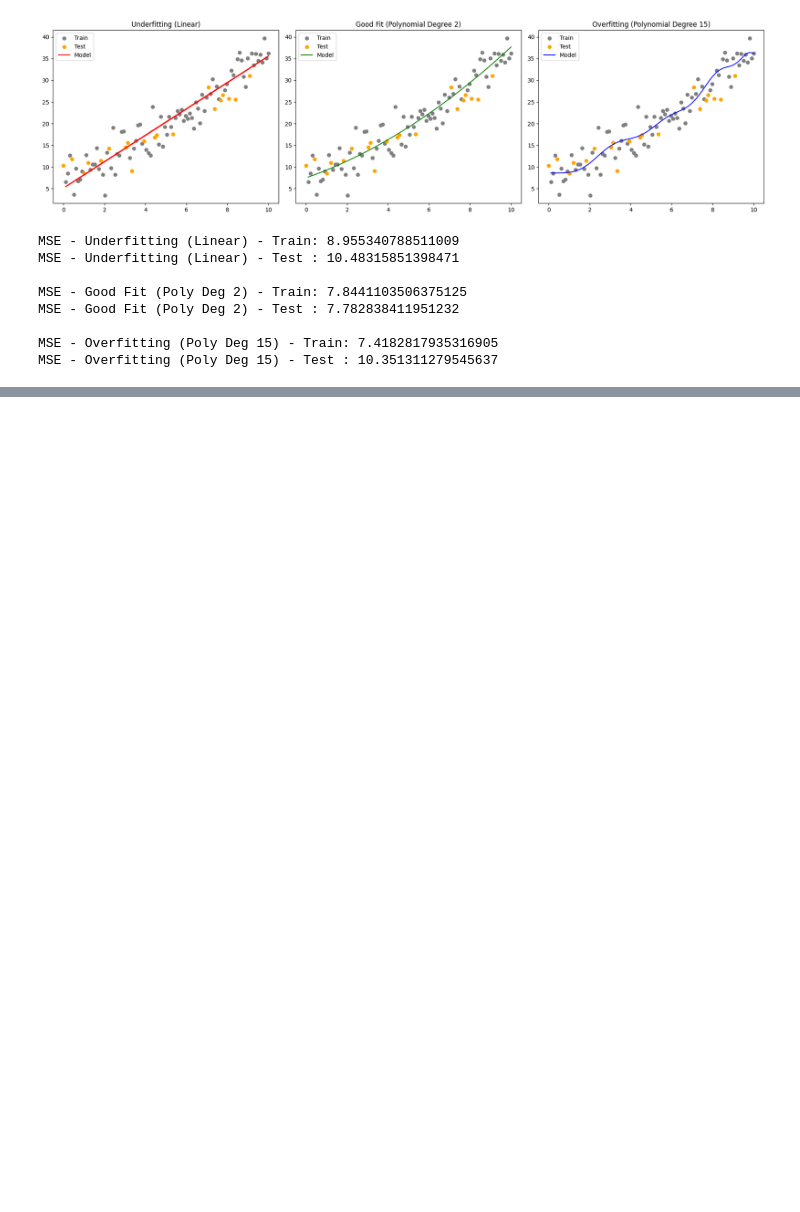
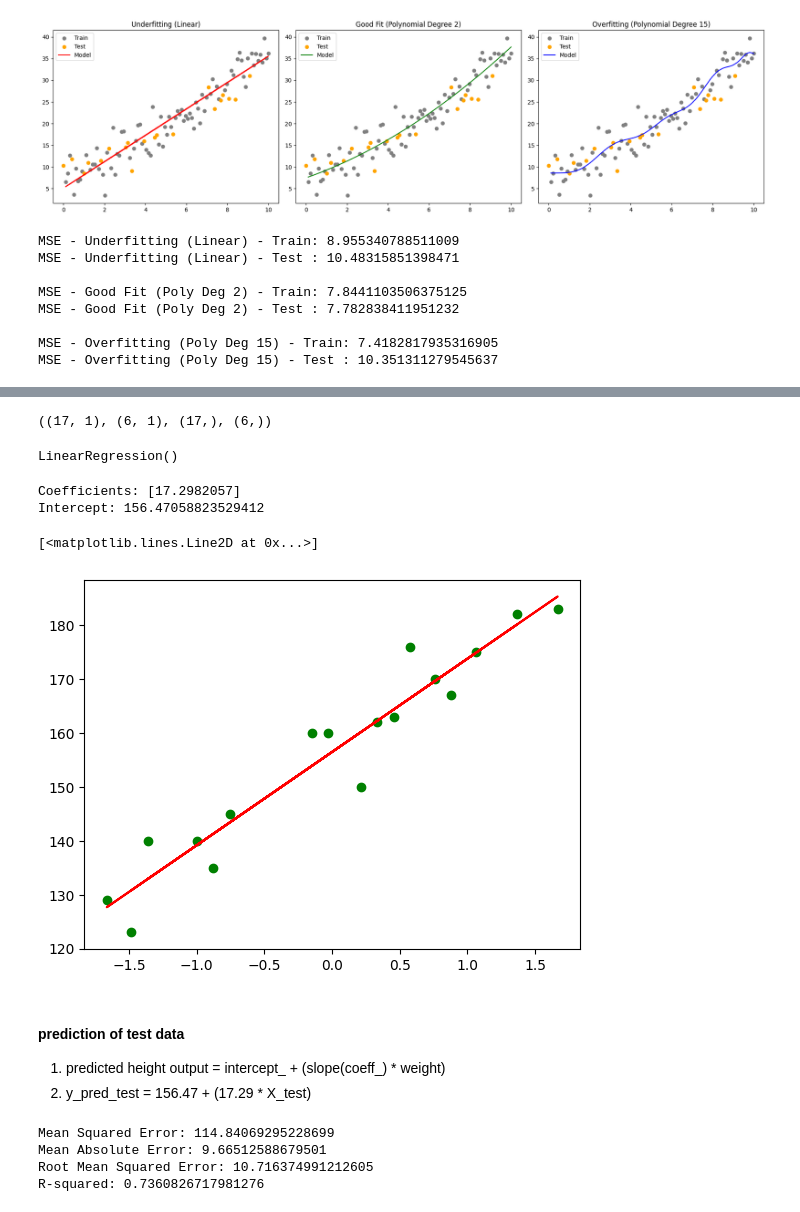
Before and after one commit to abhik12295/Data-Science-Learning, a Jupyter notebook: Core ML Topics/5. ML Algos/1. Linear Regression.ipynb, the cells around one changed output, grey strips where cells are left out. Drawn from its saved outputs; the diff is of its cells as text; code cells hidden in the pictures; blank space fills up the shorter version.

Commit message:
multple linear regression

```diff
--- a/Core ML Topics/5. ML Algos/1. Linear Regression.ipynb
+++ b/Core ML Topics/5. ML Algos/1. Linear Regression.ipynb
@@ -583,0 +674,17 @@ Linear Regression (sklearn):
+# %%
+X_train.shape, X_test.shape, y_train.shape, y_test.shape
+# %% [output]
+((17, 1), (6, 1), (17,), (6,))
+# %%
+# Standardization
+# why standardization is important?
+# Standardization is important in linear regression because it ensures that all features are on a similar scale,
+# which can improve the convergence of optimization algorithms and the interpretability of coefficients.
+# It helps to avoid issues where features with larger scales dominate the learning process,
+# leading to biased or suboptimal model performance.
+# Standardization is a preprocessing step that transforms the features to have a mean of 0 and a standard deviation of 1.
+# apply z-score normalization to the data - where mean is 0 and std is 1
+from sklearn.preprocessing import StandardScaler
+scaler = StandardScaler()
+# %%
+X_train = scaler.fit_transform(X_train)  # Fit and transform the training data
@@ -583,0 +694,25 @@ Linear Regression (sklearn):
+# %%
+# Apply linear regression model
+from sklearn.linear_model import LinearRegression
+regression = LinearRegression()
+# %%
+regression.fit(X_train, y_train)  # Fit the model to the training data
+# %% [output]
+LinearRegression()
+# %%
+print("Coefficients:", regression.coef_)
+print("Intercept:", regression.intercept_)
+# %% [output]
+Coefficients: [17.2982057]
+Intercept: 156.47058823529412
+# %%
+# plot training data plot best fit line
+plt.scatter(X_train, y_train, color='green', label='Training Data')
+plt.plot(X_train, regression.predict(X_train), color='red', label='Best Fit Line')
+# %% [output]
+[<matplotlib.lines.Line2D at 0x...>]
+[figure, added]
+# %% [markdown]
+#### prediction of test data
+1. predicted height output = intercept_ + (slope(coeff_) * weight)
+2. y_pred_test = 156.47 + (17.29 * X_test)
@@ -583,0 +722,16 @@ Linear Regression (sklearn):
+# %%
+# performance metrics
+from sklearn.metrics import mean_squared_error, mean_absolute_error, r2_score
+mse = mean_squared_error(y_test, y_pred)
+mae = mean_absolute_error(y_test, y_pred)
+rmse = np.sqrt(mse)  # Root Mean Squared Error
+r2 = r2_score(y_test, y_pred)
+print("Mean Squared Error:", mse)
+print("Mean Absolute Error:", mae)
+print("Root Mean Squared Error:", rmse)
+print("R-squared:", r2)
+# %% [output]
+Mean Squared Error: 114.84069295228699
+Mean Absolute Error: 9.66512588679501
+Root Mean Squared Error: 10.716374991212605
+R-squared: 0.7360826717981276
```
Also changed, not shown: parts of 56 cells of this notebook.
